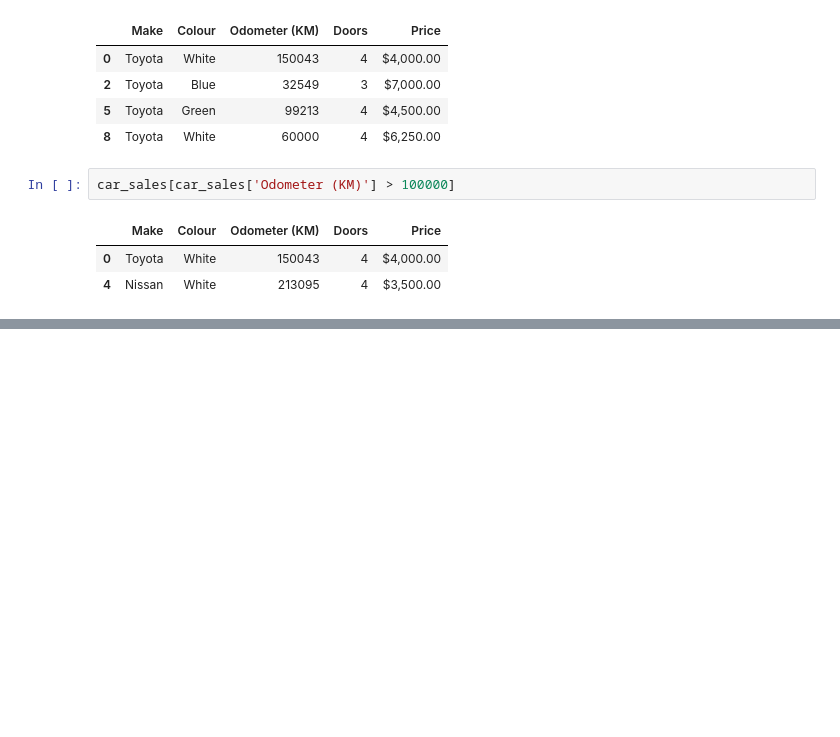
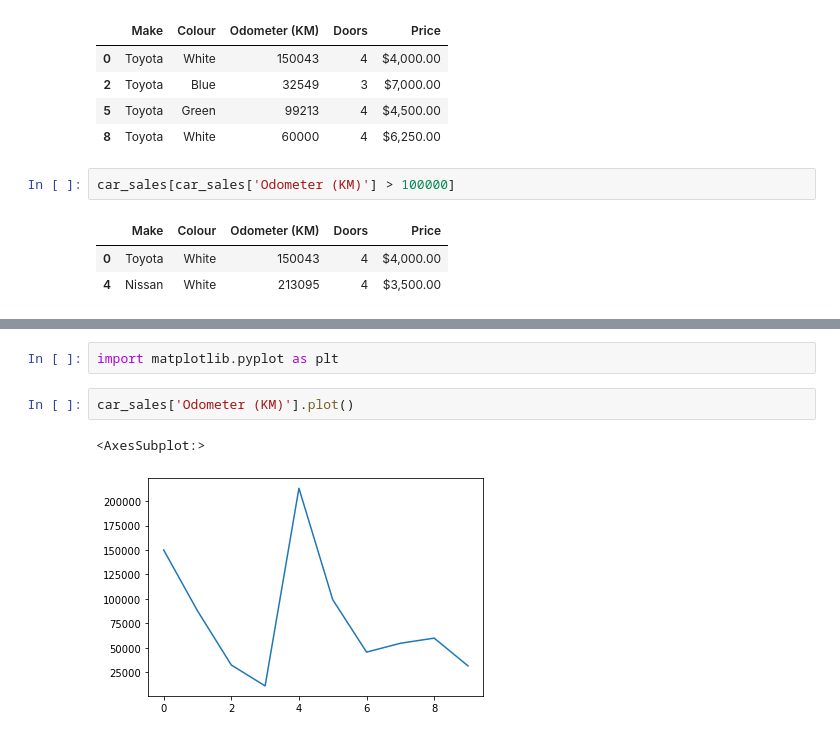
Before and after one commit to tothetop430/MLZTM-Exercises, a Jupyter notebook: pandas/Introduction-to-pandas.ipynb, the cells around one changed output, grey strips where cells are left out. Cells and saved outputs as stored; diff of their text form; blank space fills up the shorter version.

```diff
--- a/pandas/Introduction-to-pandas.ipynb
+++ b/pandas/Introduction-to-pandas.ipynb
@@ -332,0 +389,7 @@ car_sales[car_sales['Odometer (KM)'] > 100000]
+# %%
+import matplotlib.pyplot as plt
+# %%
+car_sales['Odometer (KM)'].plot()
+# %% [output]
+<AxesSubplot:>
+[figure, added]
```
Also changed, not shown: parts of 27 cells of this notebook, 2 other files.
